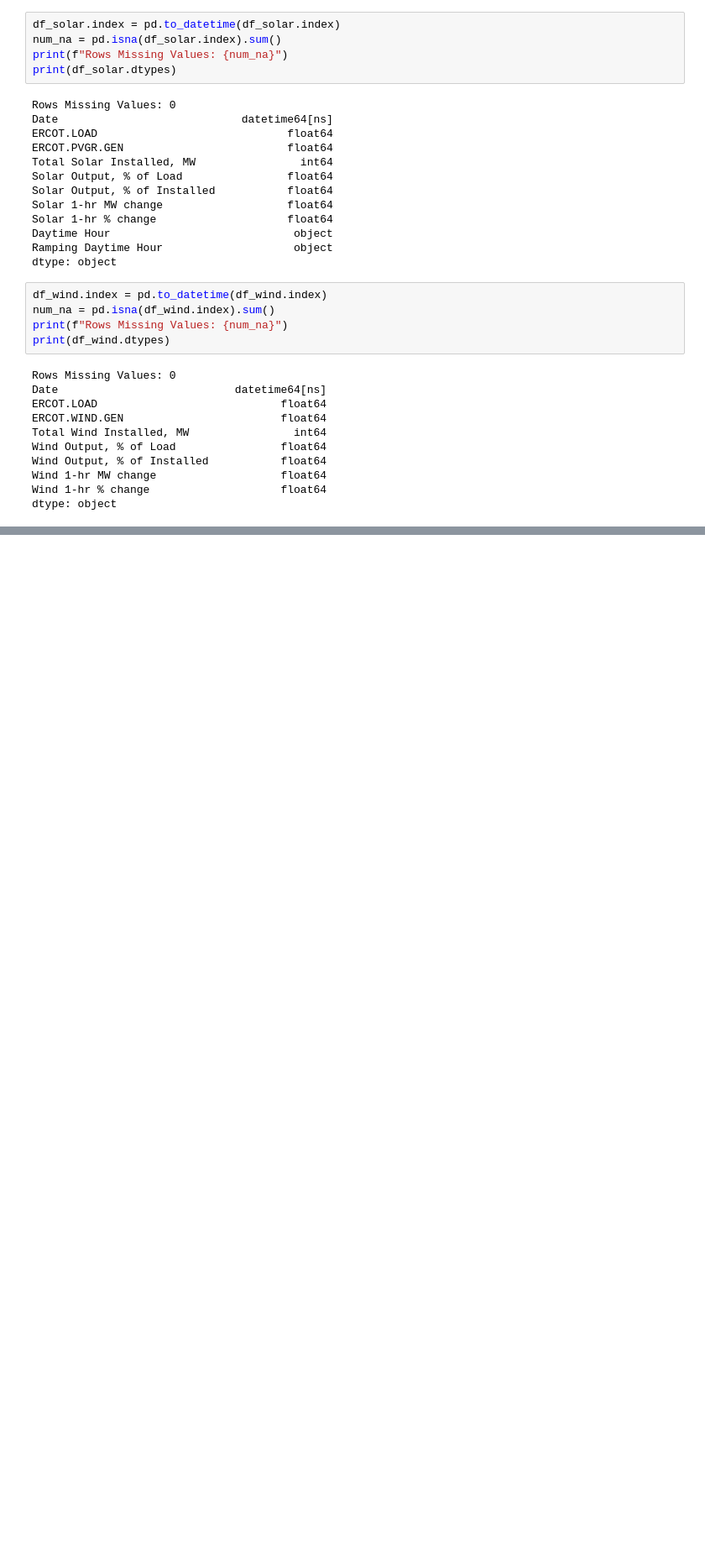
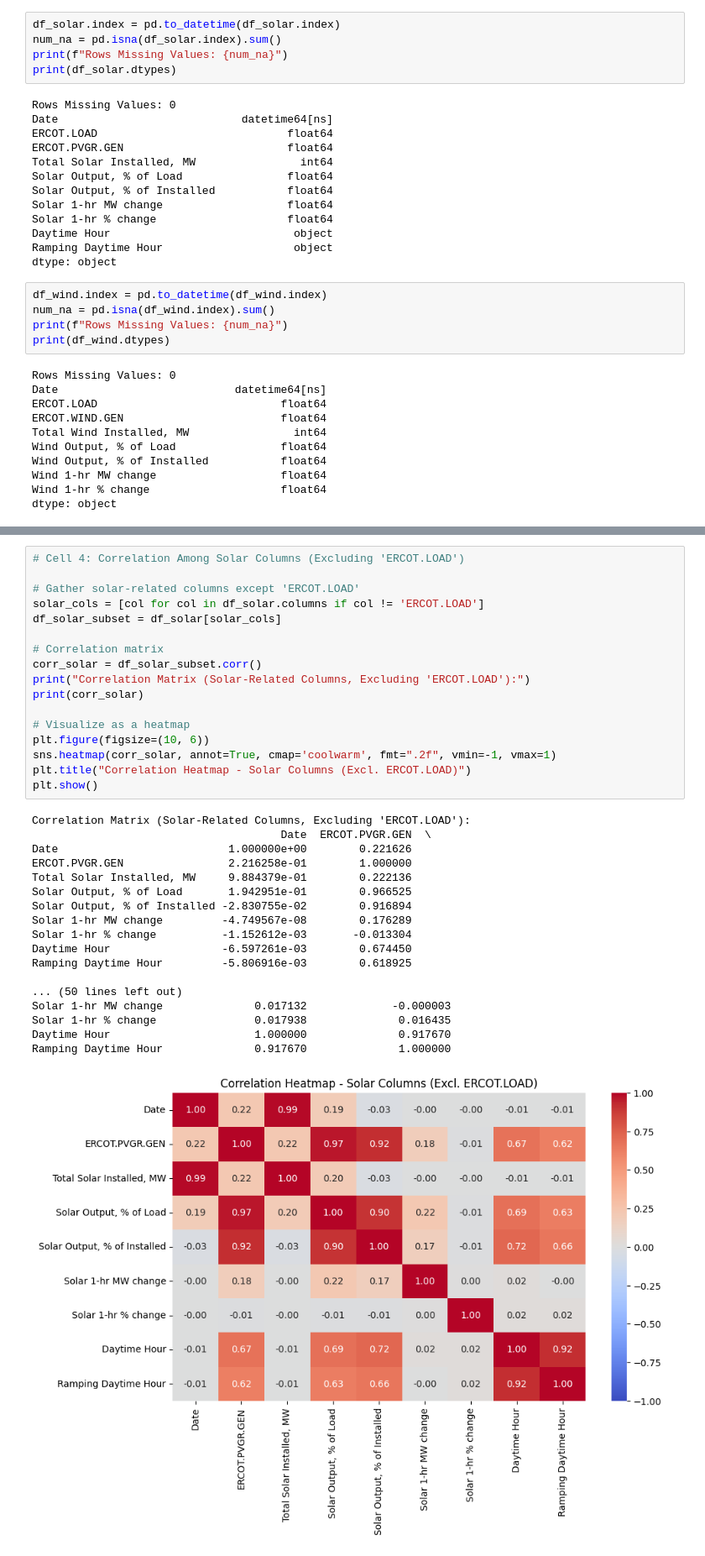
Before and after one commit to Leelawls/ECEN-360, a Jupyter notebook: etl.ipynb, the cells around one changed output, grey strips where cells are left out. Shown at 84% size. Saved outputs shown, nothing was run; the diff lists cells and outputs as text; blank space fills up the shorter version.

```diff
--- a/etl.ipynb
+++ b/etl.ipynb
@@ -114,0 +178,36 @@ dtype: object
+# %%
+# Cell 4: Correlation Among Solar Columns (Excluding 'ERCOT.LOAD')
+
+# Gather solar-related columns except 'ERCOT.LOAD'
+solar_cols = [col for col in df_solar.columns if col != 'ERCOT.LOAD']
+df_solar_subset = df_solar[solar_cols]
+
+# Correlation matrix
+corr_solar = df_solar_subset.corr()
+print("Correlation Matrix (Solar-Related Columns, Excluding 'ERCOT.LOAD'):")
+print(corr_solar)
+
+# Visualize as a heatmap
+plt.figure(figsize=(10, 6))
+sns.heatmap(corr_solar, annot=True, cmap='coolwarm', fmt=".2f", vmin=-1, vmax=1)
+plt.title("Correlation Heatmap - Solar Columns (Excl. ERCOT.LOAD)")
+plt.show()
+# %% [output]
+Correlation Matrix (Solar-Related Columns, Excluding 'ERCOT.LOAD'):
+                                      Date  ERCOT.PVGR.GEN  \
+Date                          1.000000e+00        0.221626
+ERCOT.PVGR.GEN                2.216258e-01        1.000000
+Total Solar Installed, MW     9.884379e-01        0.222136
+Solar Output, % of Load       1.942951e-01        0.966525
+Solar Output, % of Installed -2.830755e-02        0.916894
+Solar 1-hr MW change         -4.749567e-08        0.176289
+Solar 1-hr % change          -1.152612e-03       -0.013304
+Daytime Hour                 -6.597261e-03        0.674450
+Ramping Daytime Hour         -5.806916e-03        0.618925
+
+... (50 lines left out)
+Solar 1-hr MW change              0.017132             -0.000003
+Solar 1-hr % change               0.017938              0.016435
+Daytime Hour                      1.000000              0.917670
+Ramping Daytime Hour              0.917670              1.000000
+[figure, added]
```
Also changed, not shown: parts of 3 cells of this notebook.
